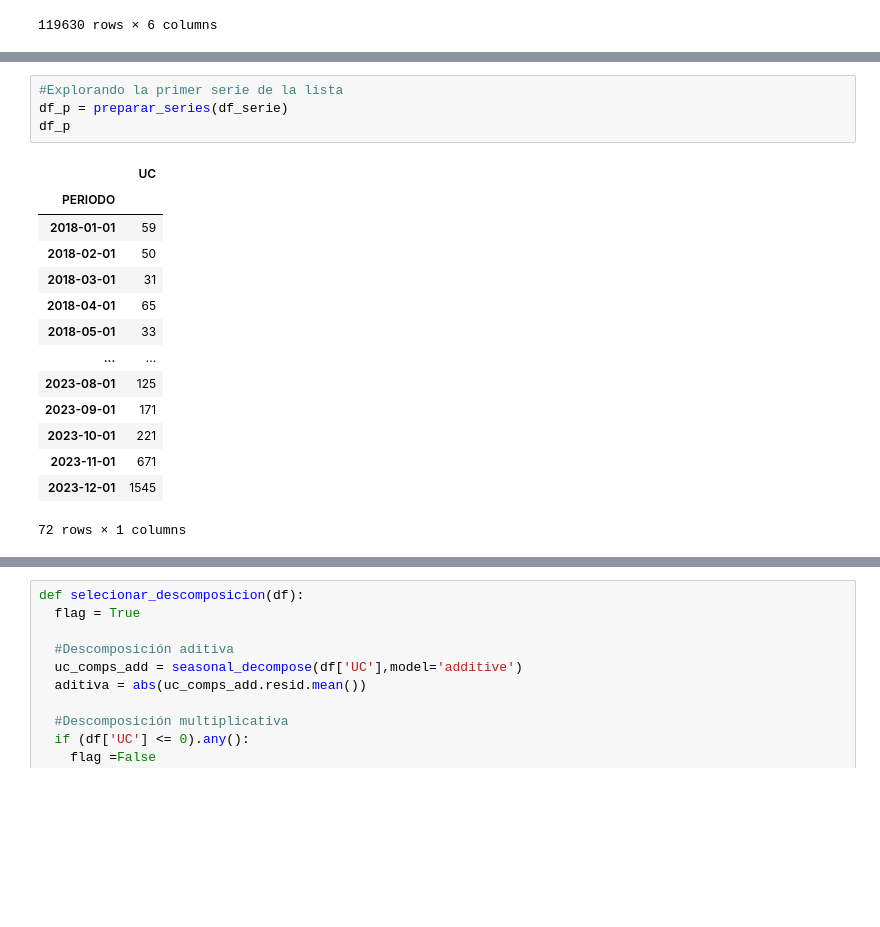
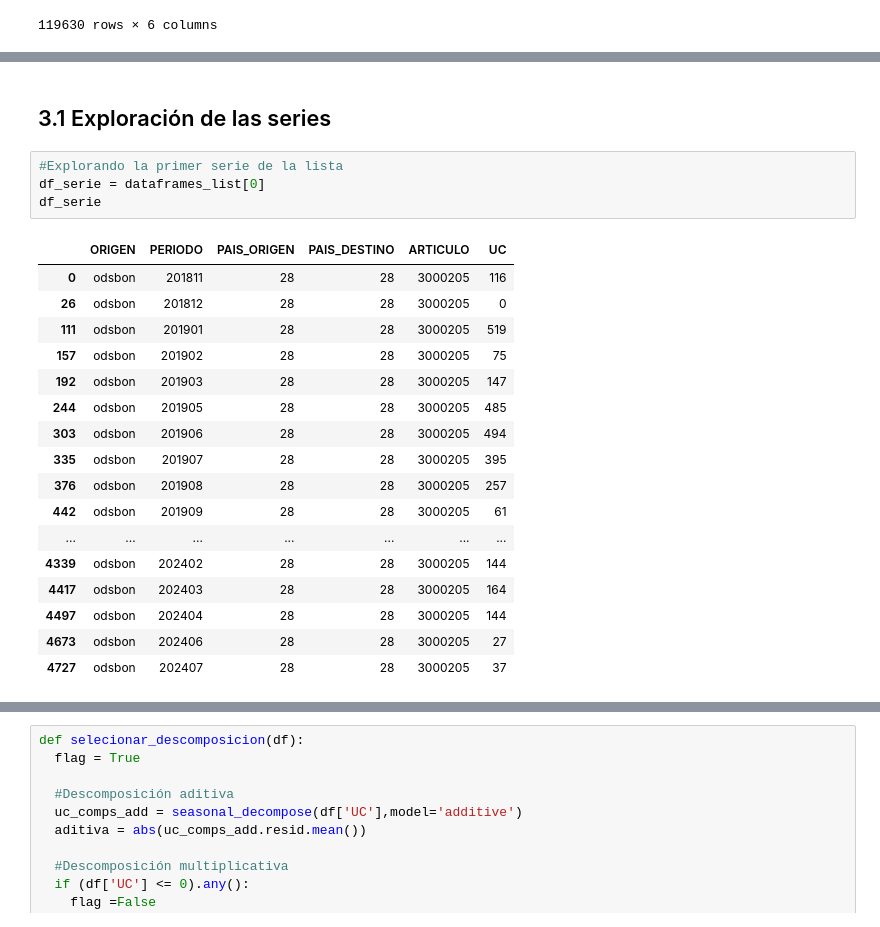
Before and after one commit to comodoro180/ICESI_MCD, a Jupyter notebook: AnalisisExploratorioDatos/Unidad_3/Pronostico_Producion_MuestrasMedicas_ST.ipynb, the cells around one changed output, grey strips where cells are left out. Drawn from its saved outputs; the diff is of its cells as text; blank space fills up the shorter version.

```diff
--- a/AnalisisExploratorioDatos/Unidad_3/Pronostico_Producion_MuestrasMedicas_ST.ipynb
+++ b/AnalisisExploratorioDatos/Unidad_3/Pronostico_Producion_MuestrasMedicas_ST.ipynb
@@ -166,19 +337,24 @@ df_serie
+# %% [markdown]
+## 3.1 Exploración de las series
 # %%
 #Explorando la primer serie de la lista
-df_p = preparar_series(df_serie)
-df_p
+df_serie = dataframes_list[0]
+df_serie
 # %% [output]
-|  | UC |
-| PERIODO |  |
-| 2018-01-01 | 59 |
-| 2018-02-01 | 50 |
-| 2018-03-01 | 31 |
-| 2018-04-01 | 65 |
-| 2018-05-01 | 33 |
-| ... | ... |
-| 2023-08-01 | 125 |
-| 2023-09-01 | 171 |
-| 2023-10-01 | 221 |
-| 2023-11-01 | 671 |
-| 2023-12-01 | 1545 |
+|  | ORIGEN | PERIODO | PAIS_ORIGEN | PAIS_DESTINO | ARTICULO | UC |
+| 0 | odsbon | 201811 | 28 | 28 | 3000205 | 116 |
+| 26 | odsbon | 201812 | 28 | 28 | 3000205 | 0 |
+| 111 | odsbon | 201901 | 28 | 28 | 3000205 | 519 |
+| 157 | odsbon | 201902 | 28 | 28 | 3000205 | 75 |
+| 192 | odsbon | 201903 | 28 | 28 | 3000205 | 147 |
+| 244 | odsbon | 201905 | 28 | 28 | 3000205 | 485 |
+| 303 | odsbon | 201906 | 28 | 28 | 3000205 | 494 |
+| 335 | odsbon | 201907 | 28 | 28 | 3000205 | 395 |
+| 376 | odsbon | 201908 | 28 | 28 | 3000205 | 257 |
+| 442 | odsbon | 201909 | 28 | 28 | 3000205 | 61 |
+| ... | ... | ... | ... | ... | ... | ... |
+| 4339 | odsbon | 202402 | 28 | 28 | 3000205 | 144 |
+| 4417 | odsbon | 202403 | 28 | 28 | 3000205 | 164 |
+| 4497 | odsbon | 202404 | 28 | 28 | 3000205 | 144 |
+| 4673 | odsbon | 202406 | 28 | 28 | 3000205 | 27 |
+| 4727 | odsbon | 202407 | 28 | 28 | 3000205 | 37 |
-72 rows × 1 columns
```
Also changed, not shown: parts of 51 cells of this notebook.
